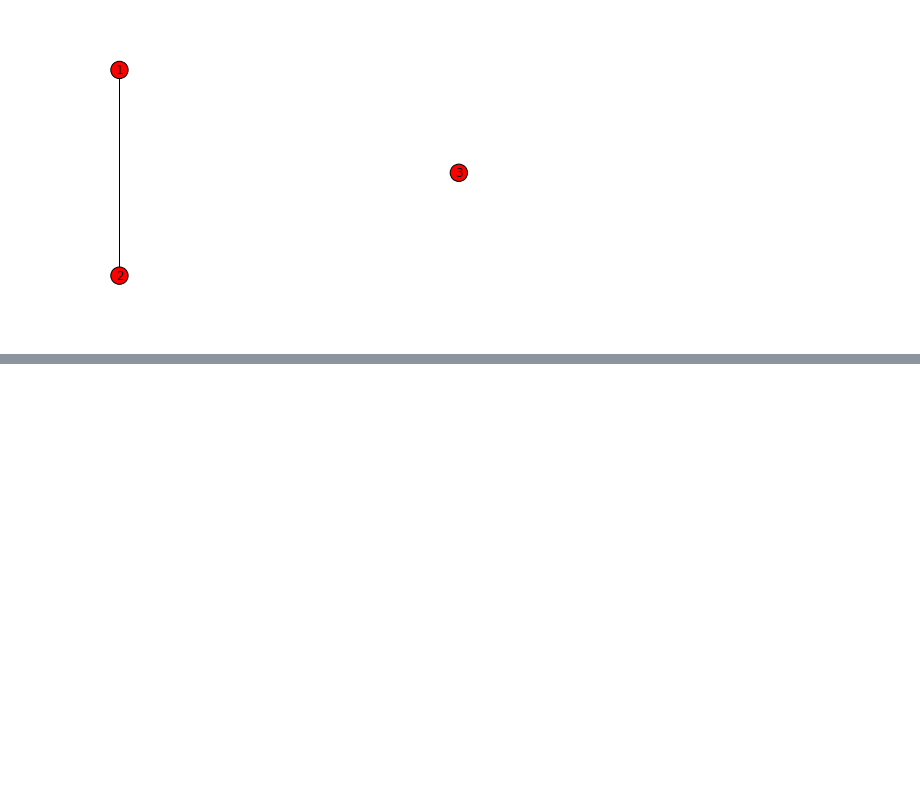
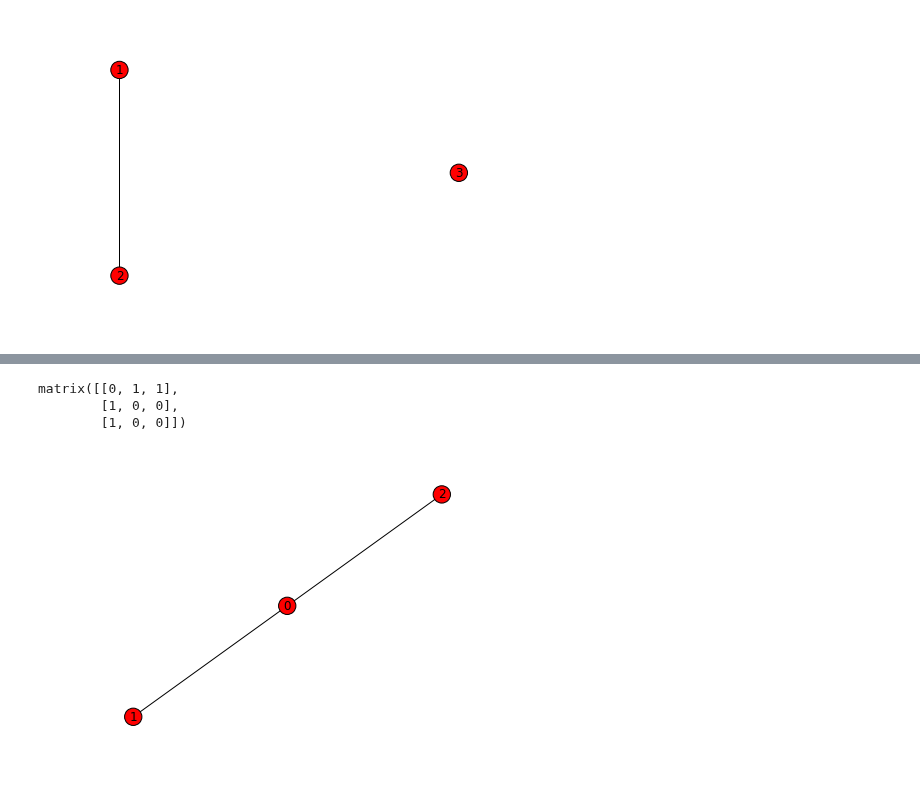
Before and after one commit to Chuphay/school, a Jupyter notebook: spectral/graph demo.ipynb, the cells around one changed output, grey strips where cells are left out. Saved outputs shown, nothing was run; the diff lists cells and outputs as text; code cells hidden in the pictures; blank space fills up the shorter version.

```diff
--- a/spectral/graph demo.ipynb
+++ b/spectral/graph demo.ipynb
@@ -61,0 +142,12 @@ matrix([[ 1.,  1.,  1.,  1.,  0.,  0.,  1.,  1.,  1.,  0.],
+# %%
+x = coo_matrix(([1,1,1,1], ([0,0,1,2], [1,2,0,0])), shape=(3, 3))
+x.todense()
+# %% [output]
+matrix([[0, 1, 1],
+        [1, 0, 0],
+        [1, 0, 0]])
+# %%
+G = nx.Graph(x)
+nx.draw(G)
+# %% [output]
+[figure, added]
```
Also changed, not shown: parts of 19 cells of this notebook.
